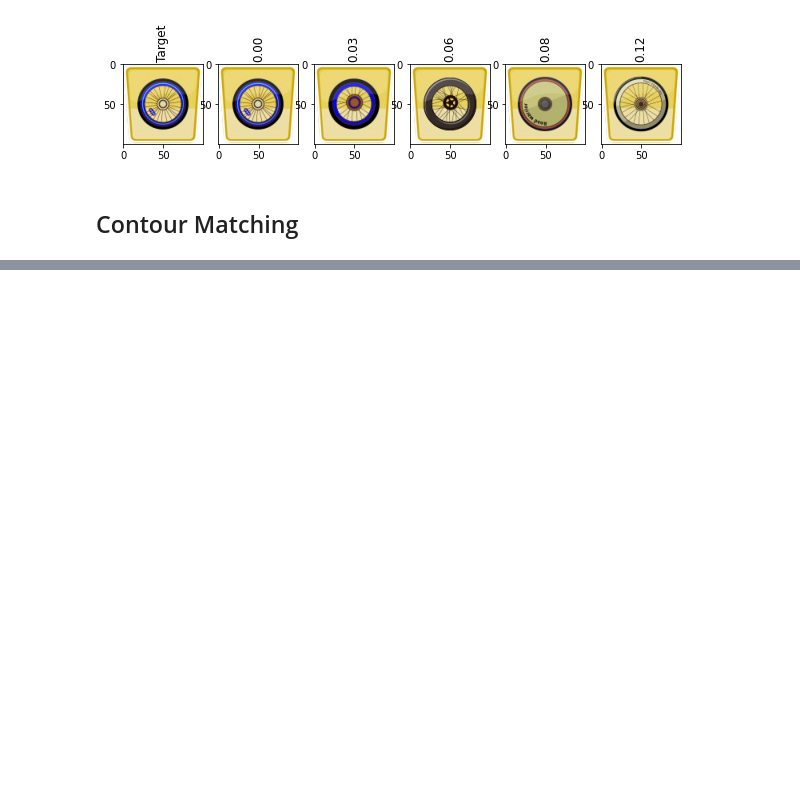
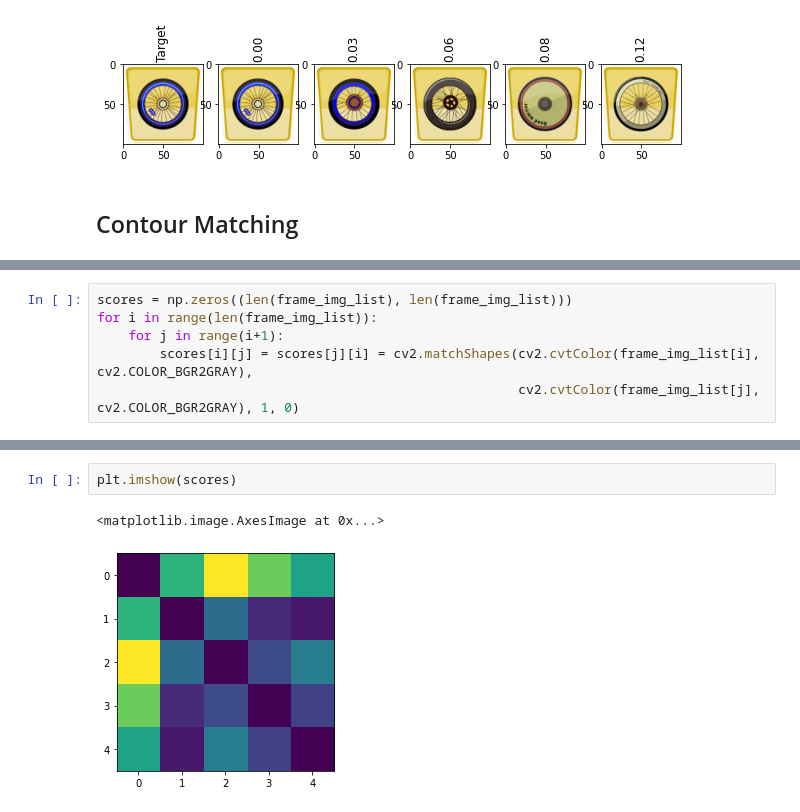
Before and after one commit to rhdemo/2022-ai-sensor, a Jupyter notebook: nbs/Bike Matching.ipynb, the cells around one changed output, grey strips where cells are left out. Saved outputs shown, nothing was run; the diff lists cells and outputs as text; blank space fills up the shorter version.

Commit message:
some initial matching experiments

```diff
--- a/nbs/Bike Matching.ipynb
+++ b/nbs/Bike Matching.ipynb
@@ -293,0 +319,6 @@ plt.imshow(cv2.drawContours(img_cp, contours, -1, (0, 255, 0), 2, cv2.LINE_AA))
+# %%
+scores = np.zeros((len(frame_img_list), len(frame_img_list)))
+for i in range(len(frame_img_list)):
+    for j in range(i+1):
+        scores[i][j] = scores[j][i] = cv2.matchShapes(cv2.cvtColor(frame_img_list[i], cv2.COLOR_BGR2GRAY),
+                                                      cv2.cvtColor(frame_img_list[j], cv2.COLOR_BGR2GRAY), 1, 0)
@@ -293,0 +333,5 @@ plt.imshow(cv2.drawContours(img_cp, contours, -1, (0, 255, 0), 2, cv2.LINE_AA))
+# %%
+plt.imshow(scores)
+# %% [output]
+<matplotlib.image.AxesImage at 0x...>
+[figure, added]
```
Also changed, not shown: parts of 7 cells of this notebook.
